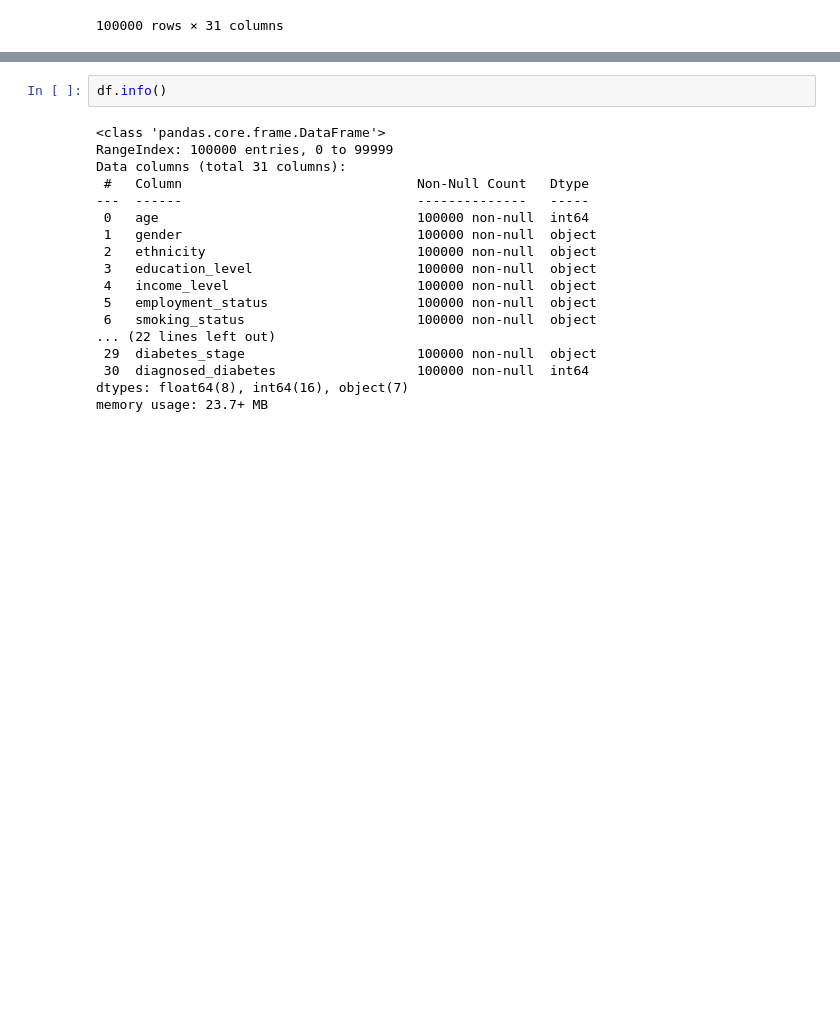
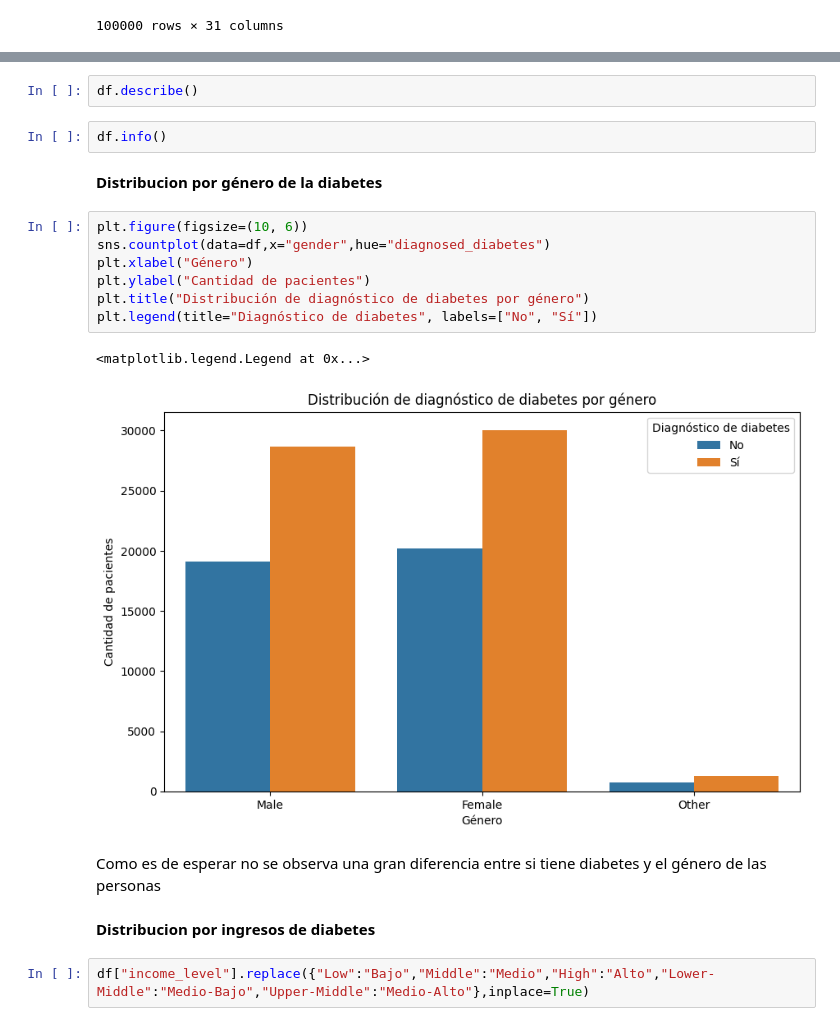
Before and after one commit to diegocv00/Diabetes, a Jupyter notebook: Diabetes.ipynb, the cells around one changed output, grey strips where cells are left out. Drawn from its saved outputs; the diff is of its cells as text; blank space fills up the shorter version.

Commit message:
Realizando varios análisi y graficas sobre la incidencia de la diabetes

```diff
--- a/Diabetes.ipynb
+++ b/Diabetes.ipynb
@@ -37,20 +24,22 @@ df.describe()
-# %%
-df.info()
-# %% [output]
-<class 'pandas.core.frame.DataFrame'>
-RangeIndex: 100000 entries, 0 to 99999
-Data columns (total 31 columns):
- #   Column                              Non-Null Count   Dtype
----  ------                              --------------   -----
- 0   age                                 100000 non-null  int64
- 1   gender                              100000 non-null  object
- 2   ethnicity                           100000 non-null  object
- 3   education_level                     100000 non-null  object
- 4   income_level                        100000 non-null  object
- 5   employment_status                   100000 non-null  object
- 6   smoking_status                      100000 non-null  object
-... (22 lines left out)
- 29  diabetes_stage                      100000 non-null  object
- 30  diagnosed_diabetes                  100000 non-null  int64
-dtypes: float64(8), int64(16), object(7)
-memory usage: 23.7+ MB
+# %%
+df.describe()
+# %%
+df.info()
+# %% [markdown]
+**Distribucion por género de la diabetes**
+# %%
+plt.figure(figsize=(10, 6))
+sns.countplot(data=df,x="gender",hue="diagnosed_diabetes")
+plt.xlabel("Género")
+plt.ylabel("Cantidad de pacientes")
+plt.title("Distribución de diagnóstico de diabetes por género")
+plt.legend(title="Diagnóstico de diabetes", labels=["No", "Sí"])
+# %% [output]
+<matplotlib.legend.Legend at 0x...>
+[figure, added]
+# %% [markdown]
+Como es de esperar no se observa una gran diferencia entre si tiene diabetes y el género de las personas
+# %% [markdown]
+**Distribucion por ingresos de diabetes**
+# %%
+df["income_level"].replace({"Low":"Bajo","Middle":"Medio","High":"Alto","Lower-Middle":"Medio-Bajo","Upper-Middle":"Medio-Alto"},inplace=True)
```
Also changed, not shown: parts of 19 cells of this notebook.
